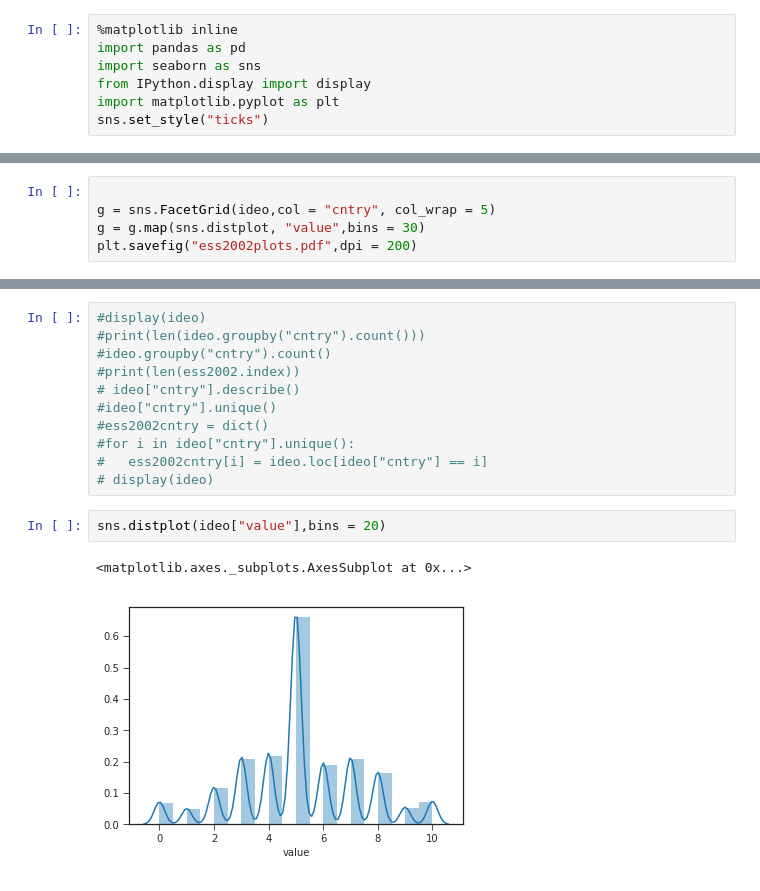
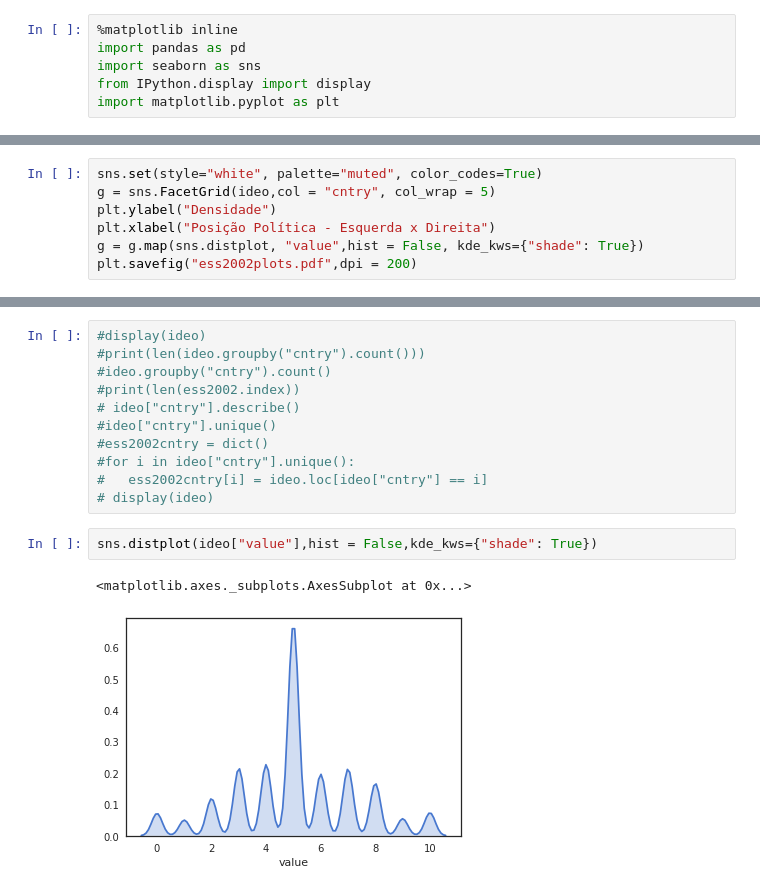
Before and after one commit to marcelovmaciel/Projeto, a Jupyter notebook: data-analysis/01-load_ess.ipynb, the cells around one changed output, grey strips where cells are left out. Drawn from its saved outputs; the diff is of its cells as text.

```diff
--- a/data-analysis/01-load_ess.ipynb
+++ b/data-analysis/01-load_ess.ipynb
@@ -4,7 +4,6 @@ import pandas as pd
 import seaborn as sns
 from IPython.display import display
 import matplotlib.pyplot as plt
-sns.set_style("ticks")
 # %%
 ess2002 = pd.read_stata("ESS_DATA/2002/ESS1e06_5.dta",convert_categoricals = False)
 display(ess2002.head())
@@ -33,8 +32,10 @@ display(ideo.head())
 | 3 | AT | lrscale | 5.0 |
 | 4 | AT | lrscale | 5.0 |
 # %%
-
+sns.set(style="white", palette="muted", color_codes=True)
 g = sns.FacetGrid(ideo,col = "cntry", col_wrap = 5)
-g = g.map(sns.distplot, "value",bins = 30)
+plt.ylabel("Densidade")
+plt.xlabel("Posição Política - Esquerda x Direita")
+g = g.map(sns.distplot, "value",hist = False, kde_kws={"shade": True})
 plt.savefig("ess2002plots.pdf",dpi = 200)
 # %% [output]
@@ -51,7 +52,7 @@ plt.savefig("ess2002plots.pdf",dpi = 200)
 #   ess2002cntry[i] = ideo.loc[ideo["cntry"] == i]
 # display(ideo)
 # %%
-sns.distplot(ideo["value"],bins = 20)
+sns.distplot(ideo["value"],hist = False,kde_kws={"shade": True})
 # %% [output]
 <matplotlib.axes._subplots.AxesSubplot at 0x...>
-[figure, old version]
+[figure, new version]
```
Also changed, not shown: parts of 1 cell of this notebook.
